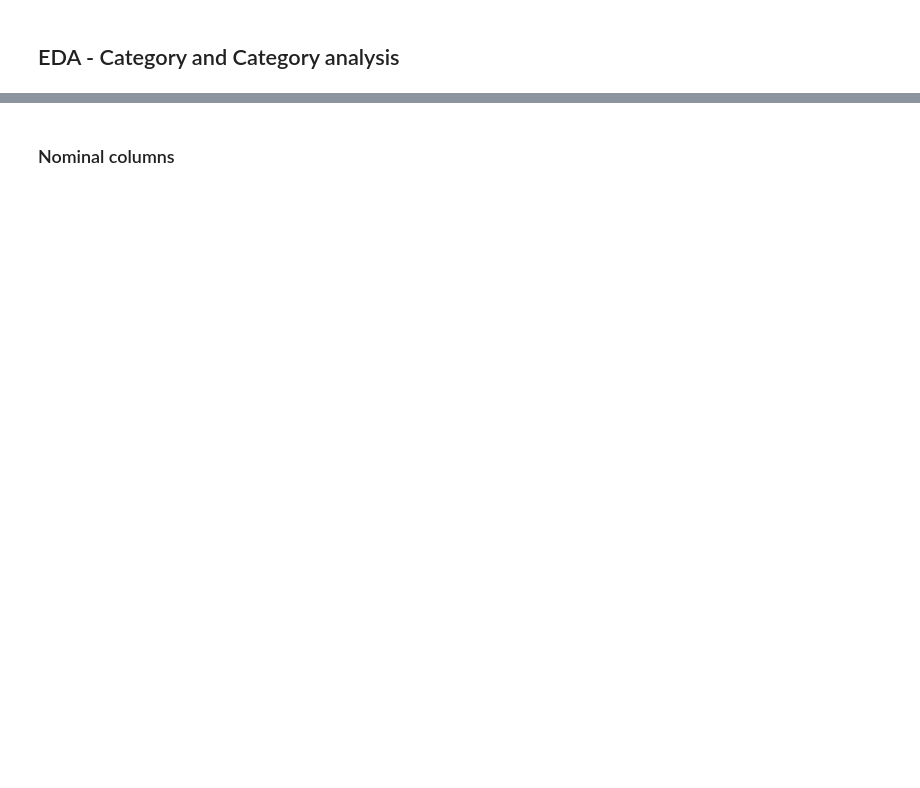
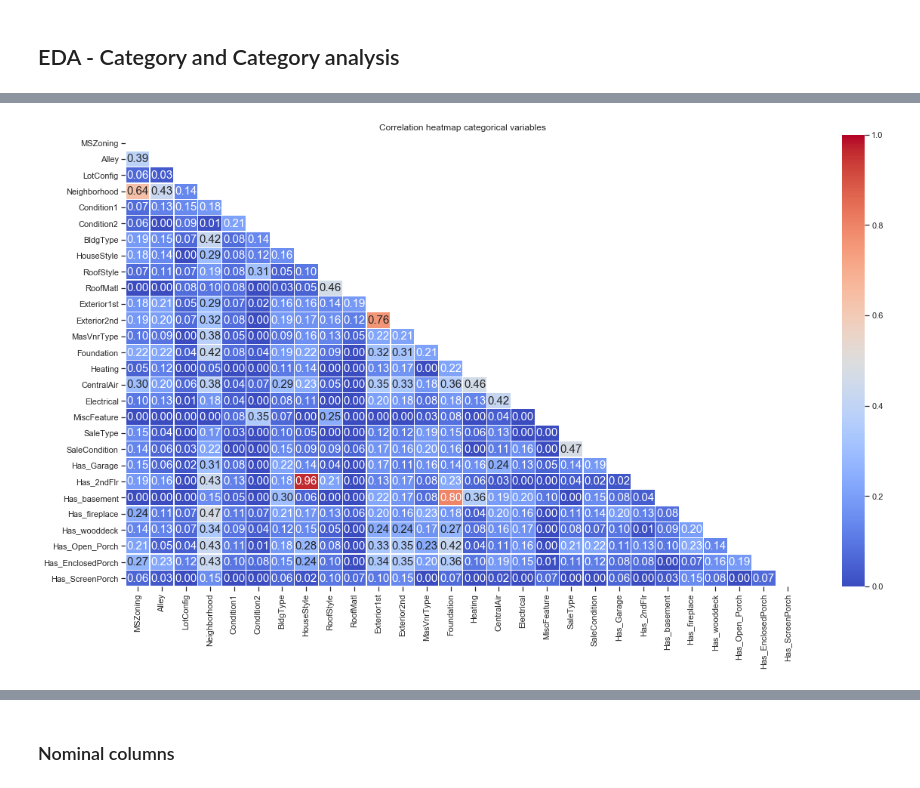
Before and after one commit to jeswingeorge/Kaggle-House-Prices-Prediction, a Jupyter notebook: 3.EDA-part-2.ipynb, the cells around one changed output, grey strips where cells are left out. Cells and saved outputs as stored; diff of their text form; code cells hidden in the pictures; blank space fills up the shorter version.

```diff
--- a/3.EDA-part-2.ipynb
+++ b/3.EDA-part-2.ipynb
@@ -662,0 +590,17 @@ numcols = ['OverallQual', 'YearBuilt', 'TotalBsmtSF', 'GrLivArea', 'FullBath','G
+# %%
+temp = pd.DataFrame(columns=category_cols, index=category_cols).fillna(0)
+for row in category_cols:
+    a = row
+    for col in category_cols:
+        b = col
+        temp.loc[a,b] = cramers_v(X_train[a],X_train[b])
+        temp.loc[b,a] = temp.loc[a,b]
+
+# Generate a mask for the upper triangle
+mask = np.triu(np.ones_like(temp, dtype=np.bool))
+plt.figure(figsize = (20,11));
+# Draw the heatmap with the mask
+sns.heatmap(temp, cmap='coolwarm', mask = mask,fmt = '.2f', linewidths=.2, annot = True);
+plt.title("Correlation heatmap categorical variables");
+# %% [output]
+[figure, added]
```
Also changed, not shown: parts of 115 cells of this notebook, 6 other files.
